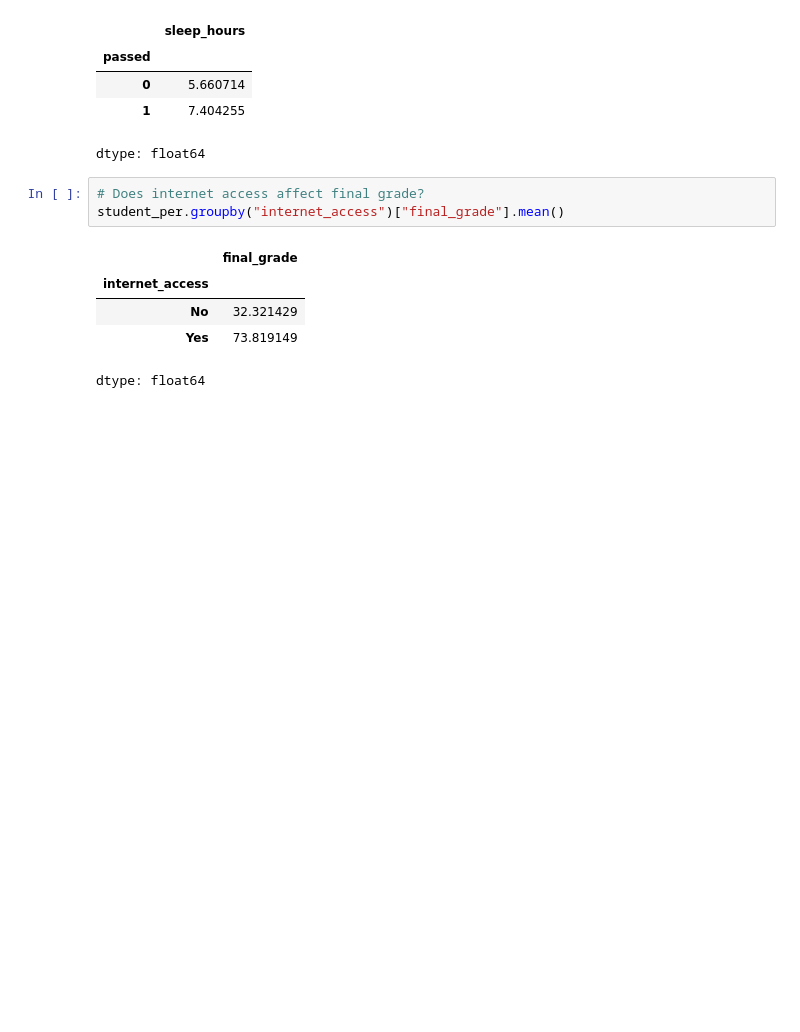
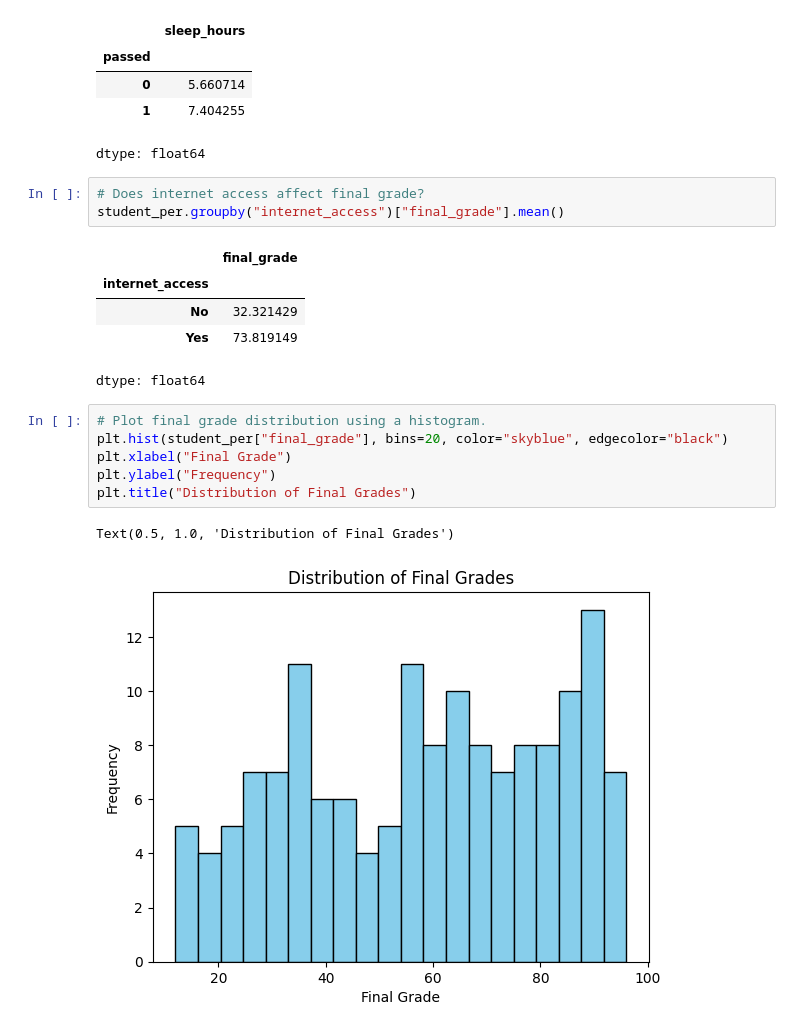
Before and after one commit to SandhuruT/Data_Science_01, a Jupyter notebook: Data_Science_03.ipynb, the cells around one changed output. Saved outputs shown, nothing was run; the diff lists cells and outputs as text; blank space fills up the shorter version.

Commit message:
histogram for final grade

```diff
--- a/Data_Science_03.ipynb
+++ b/Data_Science_03.ipynb
@@ -187,3 +189,12 @@ student_per.groupby("internet_access")["final_grade"].mean()
 | No | 32.321429 |
 | Yes | 73.819149 |
 dtype: float64
+# %%
+# Plot final grade distribution using a histogram.
+plt.hist(student_per["final_grade"], bins=20, color="skyblue", edgecolor="black")
+plt.xlabel("Final Grade")
+plt.ylabel("Frequency")
+plt.title("Distribution of Final Grades")
+# %% [output]
+Text(0.5, 1.0, 'Distribution of Final Grades')
+[figure, added]
```
Also changed, not shown: parts of 2 cells of this notebook.
